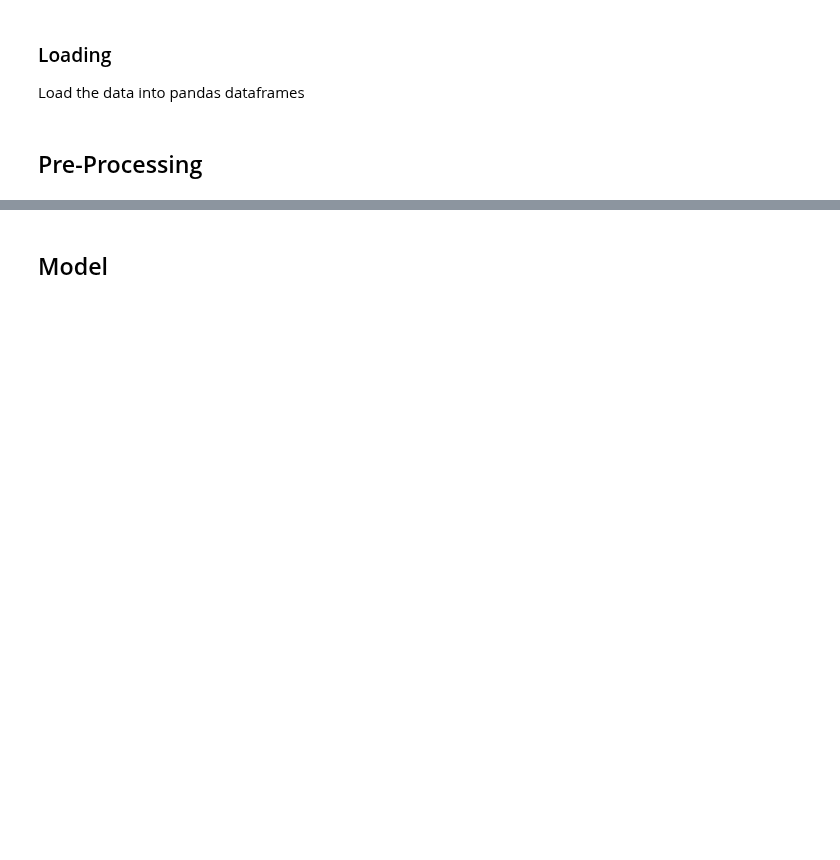
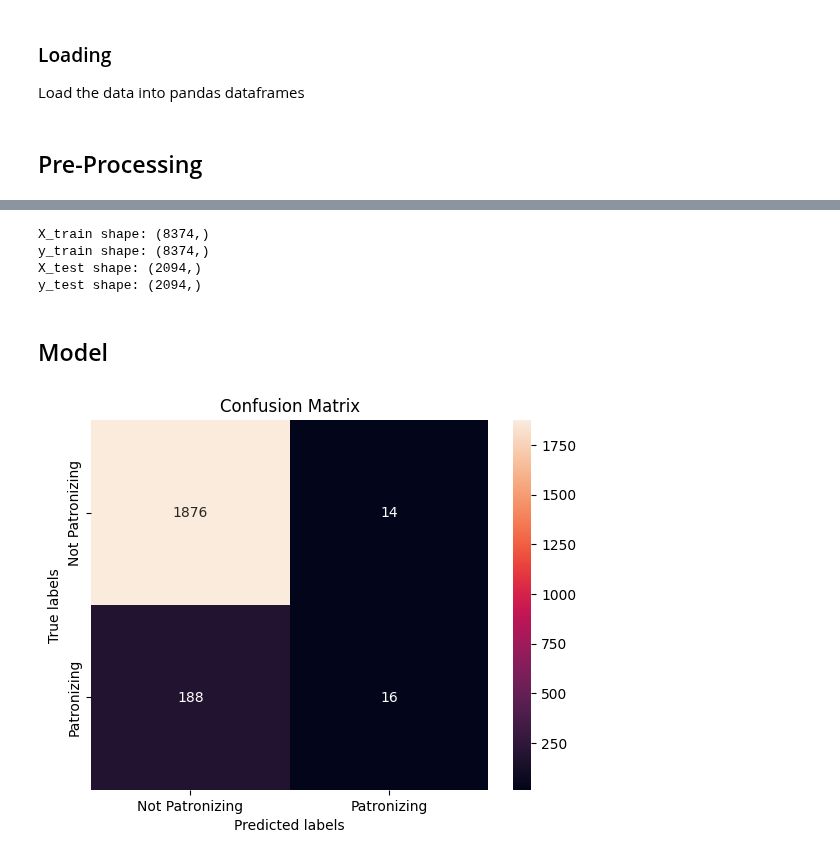
Before and after one commit to avzh1/nlp_bert_classifier, a Jupyter notebook: src/binary-classification.ipynb, the cells around one changed output, grey strips where cells are left out. Cells and saved outputs as stored; diff of their text form; code cells hidden in the pictures; blank space fills up the shorter version.

Commit message:
evaluation metrics at end of code

```diff
--- a/src/binary-classification.ipynb
+++ b/src/binary-classification.ipynb
@@ -187,2 +158,16 @@ class Encoder(nn.Module):
+# %%
+X = train_data['text']
+y = train_data['is_patronizing']
+
+X_train, X_test, y_train, y_test = train_test_split(X, y, train_size=0.8, test_size=0.2, random_state=0)
+print(f"X_train shape: {X_train.shape}")
+print(f"y_train shape: {y_train.shape}")
+print(f"X_test shape: {X_test.shape}")
+print(f"y_test shape: {y_test.shape}")
+# %% [output]
+X_train shape: (8374,)
+y_train shape: (8374,)
+X_test shape: (2094,)
+y_test shape: (2094,)
 # %% [markdown]
 ## Model
@@ -194,0 +174,36 @@ class Encoder(nn.Module):
+# %%
+
+task1_model_args = ClassificationArgs(num_train_epochs=1,
+                                      no_save=True,
+                                      no_cache=True,
+                                      overwrite_output_dir=True,
+                                      use_multiprocessing = False,               # otherwise for me it doesn't run at all
+                                      use_multiprocessing_for_evaluation = False # otherwise for me it doesn't run at all
+                                      )
+
+task1_model = ClassificationModel("roberta",
+                                  'roberta-base',
+                                  args = task1_model_args,
+                                  num_labels=2,
+                                  use_cuda=DEVICE)
+
+# train model
+task1_model.train_model(pd.concat([X_train, y_train], axis=1))
+# %%
+# run predictions
+y_pred, _ = task1_model.predict(X_test.tolist())
+# %%
+from sklearn.metrics import confusion_matrix, ConfusionMatrixDisplay, classification_report, precision_score, recall_score, f1_score, precision_recall_fscore_support
+
+set(y_pred)
+cm = confusion_matrix(y_test, y_pred, labels=[0, 1])
+
+ax= plt.subplot()
+sns.heatmap(cm, annot=True, fmt='g', ax=ax);  #annot=True to annotate cells, ftm='g' to disable scientific notation
+
+# labels, title and ticks
+ax.set_xlabel('Predicted labels');ax.set_ylabel('True labels');
+ax.set_title('Confusion Matrix');
+ax.xaxis.set_ticklabels(['Not Patronizing', 'Patronizing']); ax.yaxis.set_ticklabels(['Not Patronizing', 'Patronizing']);
+# %% [output]
+[figure, added]
```
Also changed, not shown: parts of 16 cells of this notebook, 2 other files.
